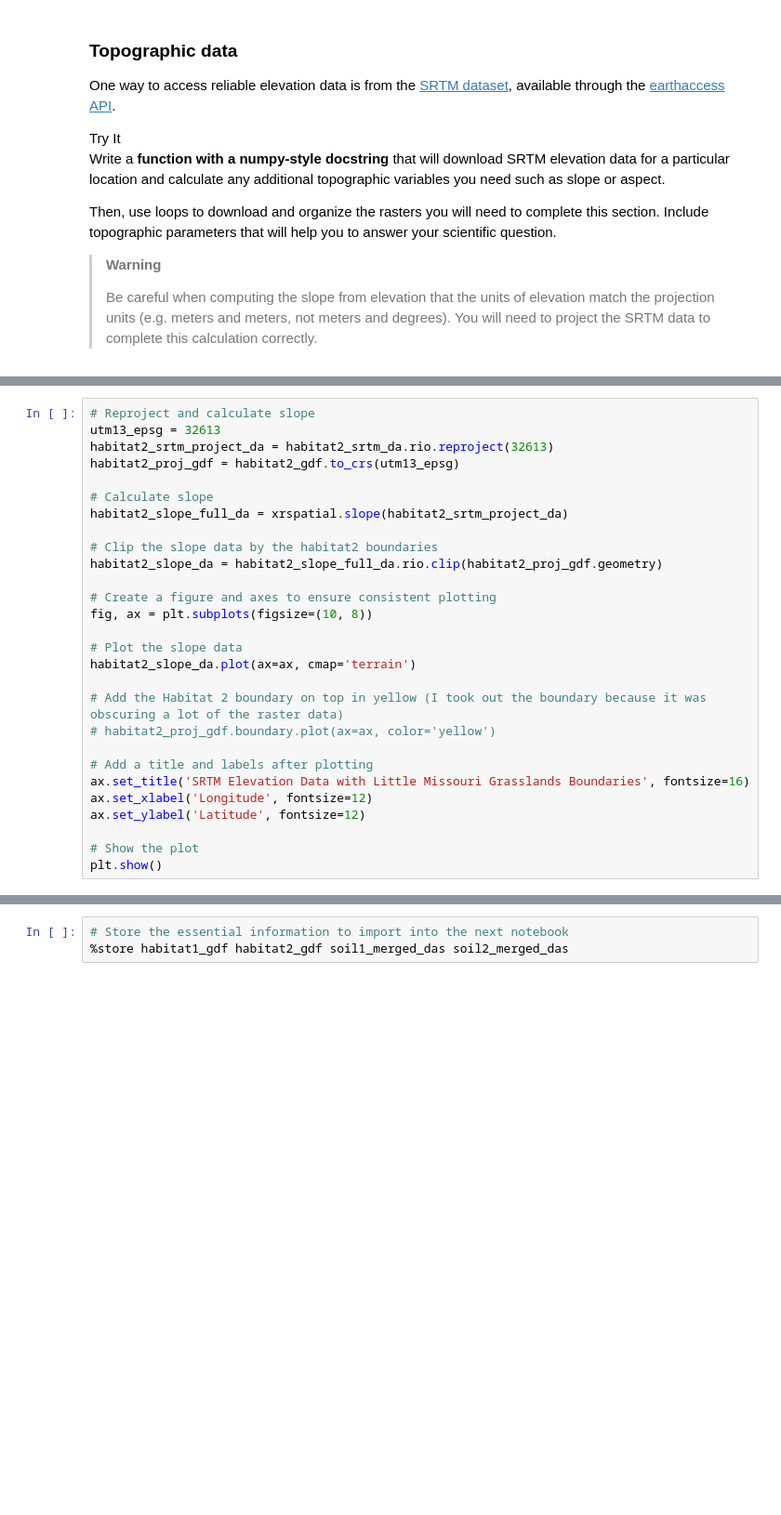
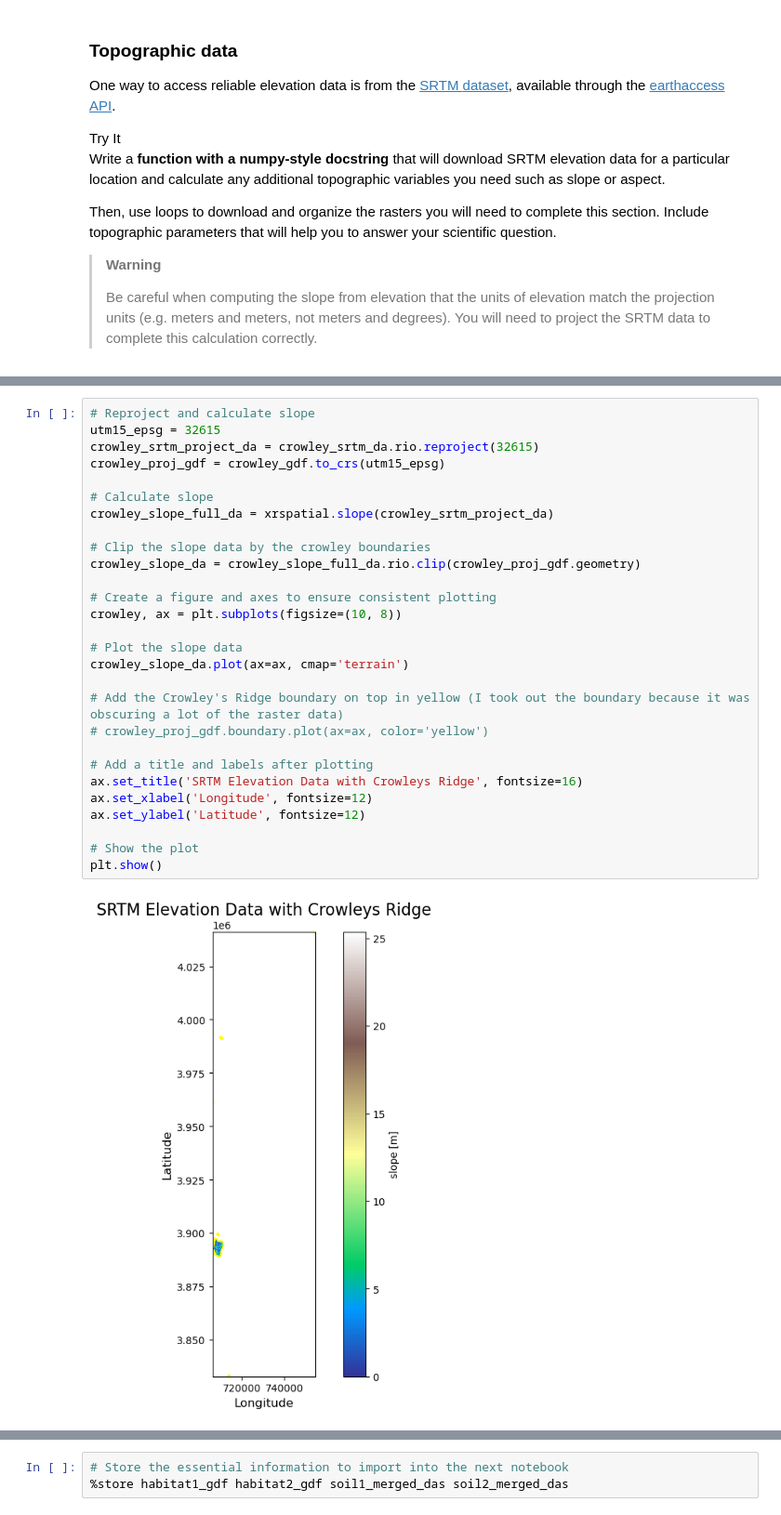
Before and after one commit to earthlab-education/habitat-suitability-ZimmZone, a Jupyter notebook: 03_soil_data_suitibility.ipynb, the cells around one changed output, grey strips where cells are left out. Shown at 93% size. Cells and saved outputs as stored; diff of their text form; blank space fills up the shorter version.

```diff
--- a/03_soil_data_suitibility.ipynb
+++ b/03_soil_data_suitibility.ipynb
@@ -240,28 +465,30 @@ plt.show()
 # %%
 # Reproject and calculate slope
-utm13_epsg = 32613
-habitat2_srtm_project_da = habitat2_srtm_da.rio.reproject(32613)
-habitat2_proj_gdf = habitat2_gdf.to_crs(utm13_epsg)
+utm15_epsg = 32615
+crowley_srtm_project_da = crowley_srtm_da.rio.reproject(32615)
+crowley_proj_gdf = crowley_gdf.to_crs(utm15_epsg)
 
 # Calculate slope
-habitat2_slope_full_da = xrspatial.slope(habitat2_srtm_project_da)
+crowley_slope_full_da = xrspatial.slope(crowley_srtm_project_da)
 
-# Clip the slope data by the habitat2 boundaries
-habitat2_slope_da = habitat2_slope_full_da.rio.clip(habitat2_proj_gdf.geometry)
+# Clip the slope data by the crowley boundaries
+crowley_slope_da = crowley_slope_full_da.rio.clip(crowley_proj_gdf.geometry)
 
 # Create a figure and axes to ensure consistent plotting
-fig, ax = plt.subplots(figsize=(10, 8))
+crowley, ax = plt.subplots(figsize=(10, 8))
 
 # Plot the slope data
-habitat2_slope_da.plot(ax=ax, cmap='terrain')
+crowley_slope_da.plot(ax=ax, cmap='terrain')
 
-# Add the Habitat 2 boundary on top in yellow (I took out the boundary because it was obscuring a lot of the raster data)
-# habitat2_proj_gdf.boundary.plot(ax=ax, color='yellow')
+# Add the Crowley's Ridge boundary on top in yellow (I took out the boundary because it was obscuring a lot of the raster data)
+# crowley_proj_gdf.boundary.plot(ax=ax, color='yellow')
 
 # Add a title and labels after plotting
-ax.set_title('SRTM Elevation Data with Little Missouri Grasslands Boundaries', fontsize=16)
+ax.set_title('SRTM Elevation Data with Crowleys Ridge', fontsize=16)
 ax.set_xlabel('Longitude', fontsize=12)
 ax.set_ylabel('Latitude', fontsize=12)
 
 # Show the plot
 plt.show()
+# %% [output]
+[figure, added]
```
Also changed, not shown: parts of 20 cells of this notebook, 4 other files.
